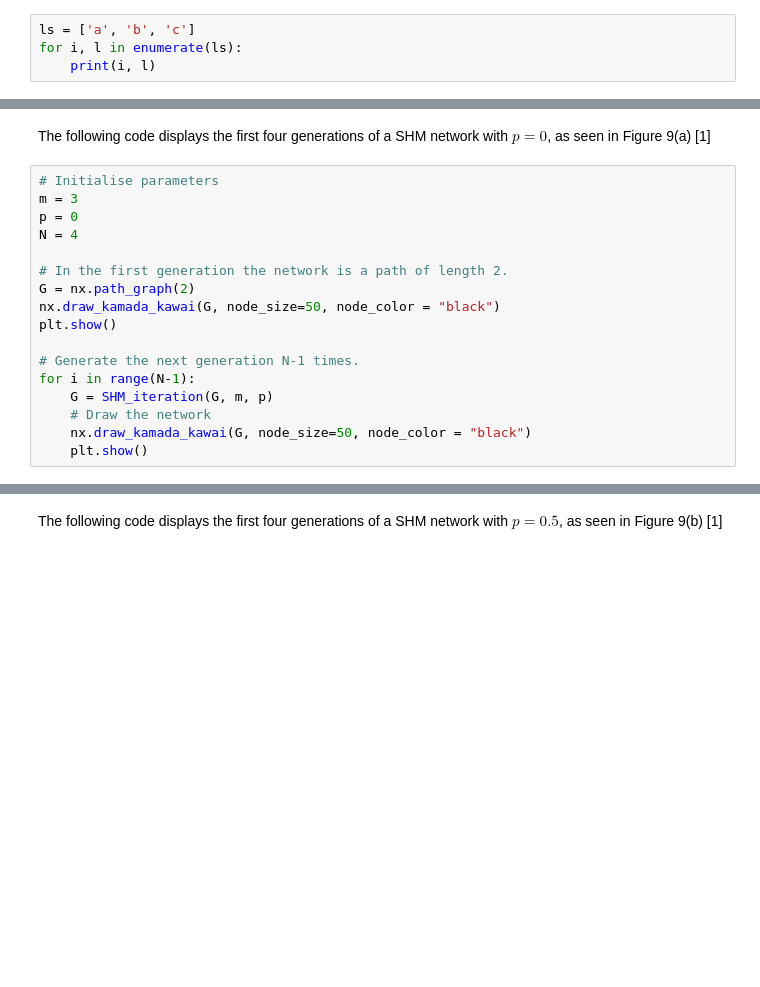
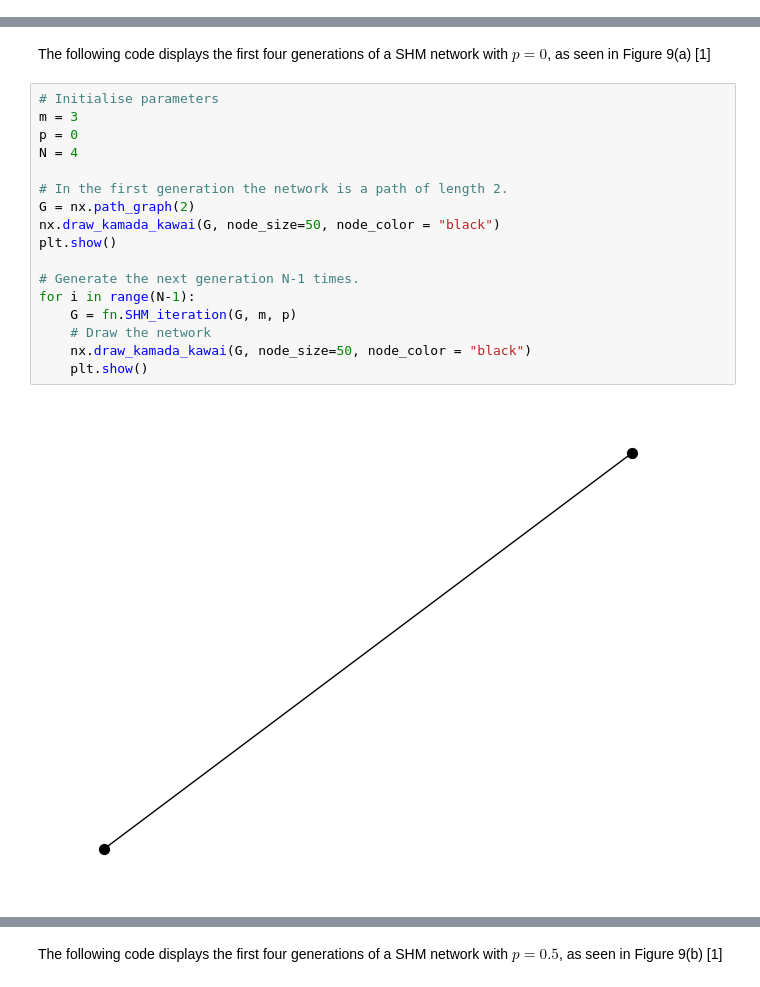
Before and after one commit to katherinehamilton/fractalnetworks, a Jupyter notebook: thesis-results.ipynb, the cells around one changed output, grey strips where cells are left out. Saved outputs shown, nothing was run; the diff lists cells and outputs as text; blank space fills up the shorter version.

```diff
--- a/thesis-results.ipynb
+++ b/thesis-results.ipynb
@@ -70,7 +55,3 @@ math.sqrt(4)
-# %%
-ls = ['a', 'b', 'c']
-for i, l in enumerate(ls):
-    print(i, l)
 # %% [markdown]
 <h1>4 Origins of Fractality
 # %% [markdown]
@@ -84,17 +65,19 @@ The following code displays the first four generations of a SHM network with $p=
 # %%
 # Initialise parameters
 m = 3
 p = 0
 N = 4
 
 # In the first generation the network is a path of length 2.
 G = nx.path_graph(2)
 nx.draw_kamada_kawai(G, node_size=50, node_color = "black")
 plt.show()
 
 # Generate the next generation N-1 times.
 for i in range(N-1):
-    G = SHM_iteration(G, m, p)
+    G = fn.SHM_iteration(G, m, p)
     # Draw the network
     nx.draw_kamada_kawai(G, node_size=50, node_color = "black")
     plt.show()
+# %% [output]
+[figure, added]
```
Also changed, not shown: parts of 34 cells of this notebook.
